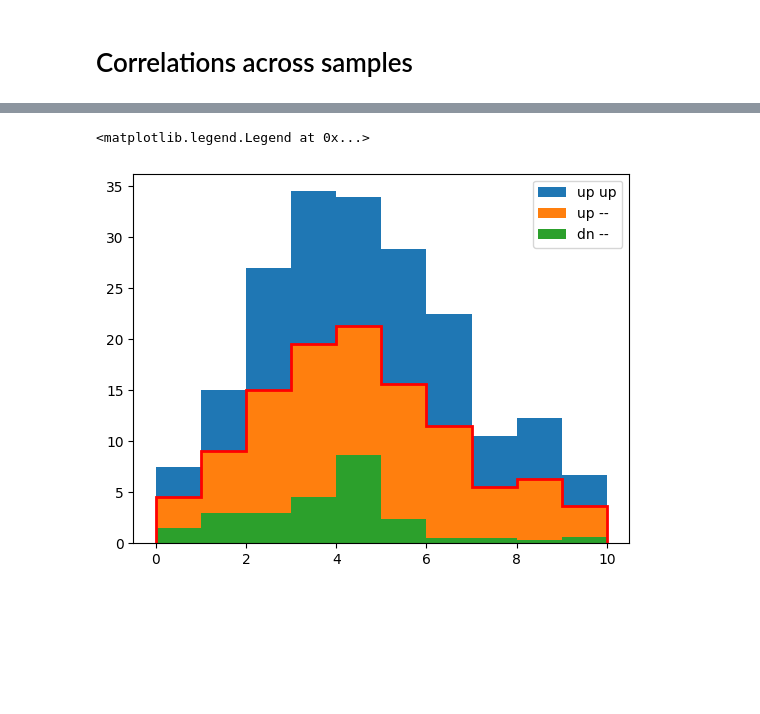
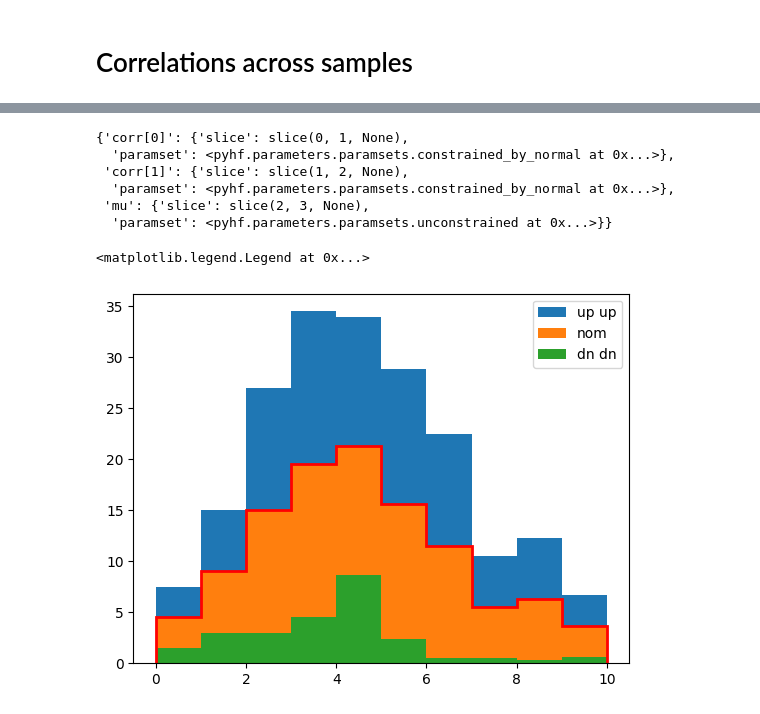
Before and after one commit to lorenzennio/pyhfcorr, a Jupyter notebook: test.ipynb, the cells around one changed output, grey strips where cells are left out. Saved outputs shown, nothing was run; the diff lists cells and outputs as text; code cells hidden in the pictures; blank space fills up the shorter version.

```diff
--- a/test.ipynb
+++ b/test.ipynb
@@ -358,7 +200,7 @@ spec = {
             "corr": [[1., 1.], [1., 1.]],
         }
     ]}
-new_spec = decorrelate(spec)
+new_spec = decorrelate.decorrelate(spec)
 new_model = pyhf.Model(new_spec)
 new_spec
 # %% [output]
@@ -368,19 +225,28 @@ ValueError: Correlated modifiers must have the same type.
+# %%
+new_model.config.par_map
+# %% [output]
+{'corr[0]': {'slice': slice(0, 1, None),
+  'paramset': <pyhf.parameters.paramsets.constrained_by_normal at 0x...>},
+ 'corr[1]': {'slice': slice(1, 2, None),
+  'paramset': <pyhf.parameters.paramsets.constrained_by_normal at 0x...>},
+ 'mu': {'slice': slice(2, 3, None),
+  'paramset': <pyhf.parameters.paramsets.unconstrained at 0x...>}}
 # %%
 plt.stairs(hist2+hist1+hist1+hist1, bins, fill = True, label = 'up up')
 # plt.stairs(hist2+hist2, bins, fill = True, label = '-- up')
-plt.stairs(hist2+hist1, bins, fill = True, label = 'up --')
+plt.stairs(hist2+hist1, bins, fill = True, label = 'nom')
 # plt.stairs(hist2, bins, fill=True, label = '-- --')
-plt.stairs(hist2-hist1, bins, fill=True, label = 'dn --')
+plt.stairs(hist2-hist1 + hist1 - hist1, bins, fill=True, label = 'dn dn')
 # plt.stairs(hist2-hist2, bins, fill=True, label = '-- dn')
 # plt.stairs(hist2-hist1-hist2, bins, fill=True, label = 'dn dn')
 
-initial_parameters = model.config.suggested_init()
+initial_parameters = new_model.config.suggested_init()
 initial_parameters[0] = 0.
-# initial_parameters[1] = 1.
+initial_parameters[1] = 100.
 
-plt.stairs(model.expected_data(initial_parameters, include_auxdata=False), bins, linewidth=2, color='r')
+plt.stairs(new_model.expected_data(initial_parameters, include_auxdata=False), bins, linewidth=2, color='r')
 
 plt.legend()
 # %% [output]
 <matplotlib.legend.Legend at 0x...>
-[figure, old version]
+[figure, new version]
```
Also changed, not shown: parts of 4 cells of this notebook, 1 other file.
